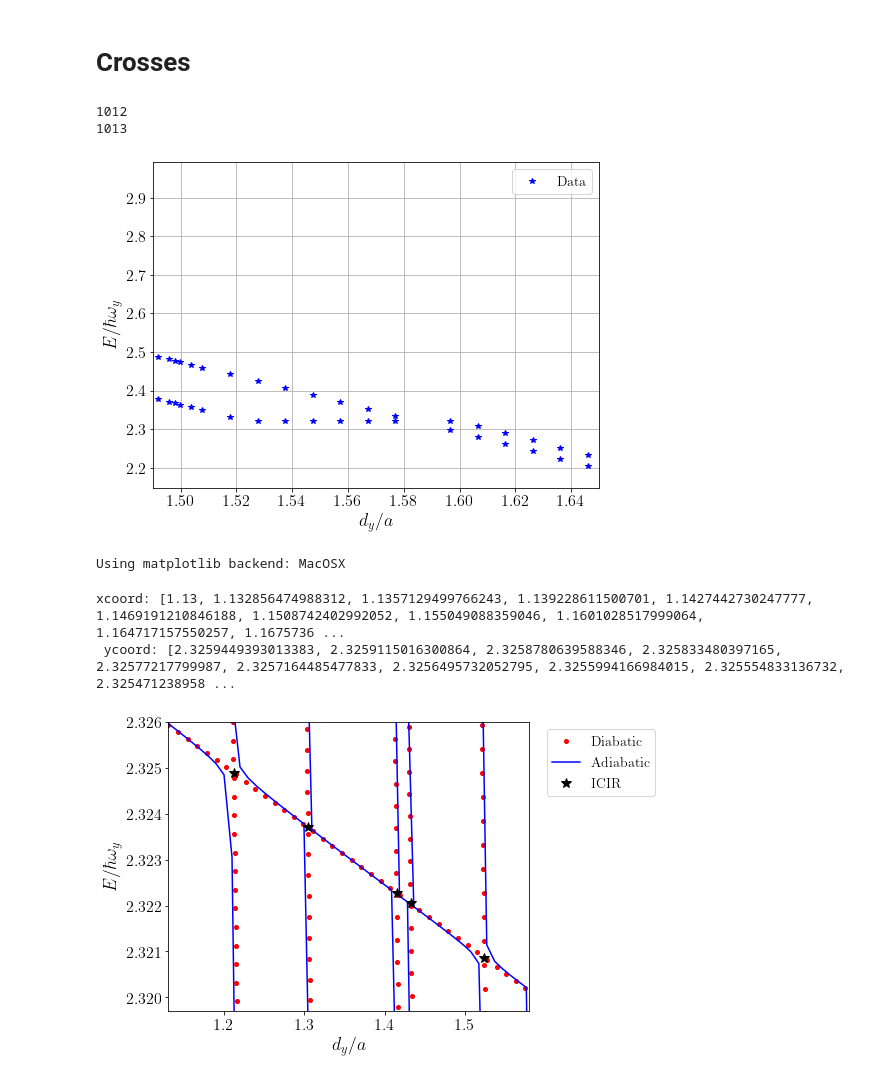
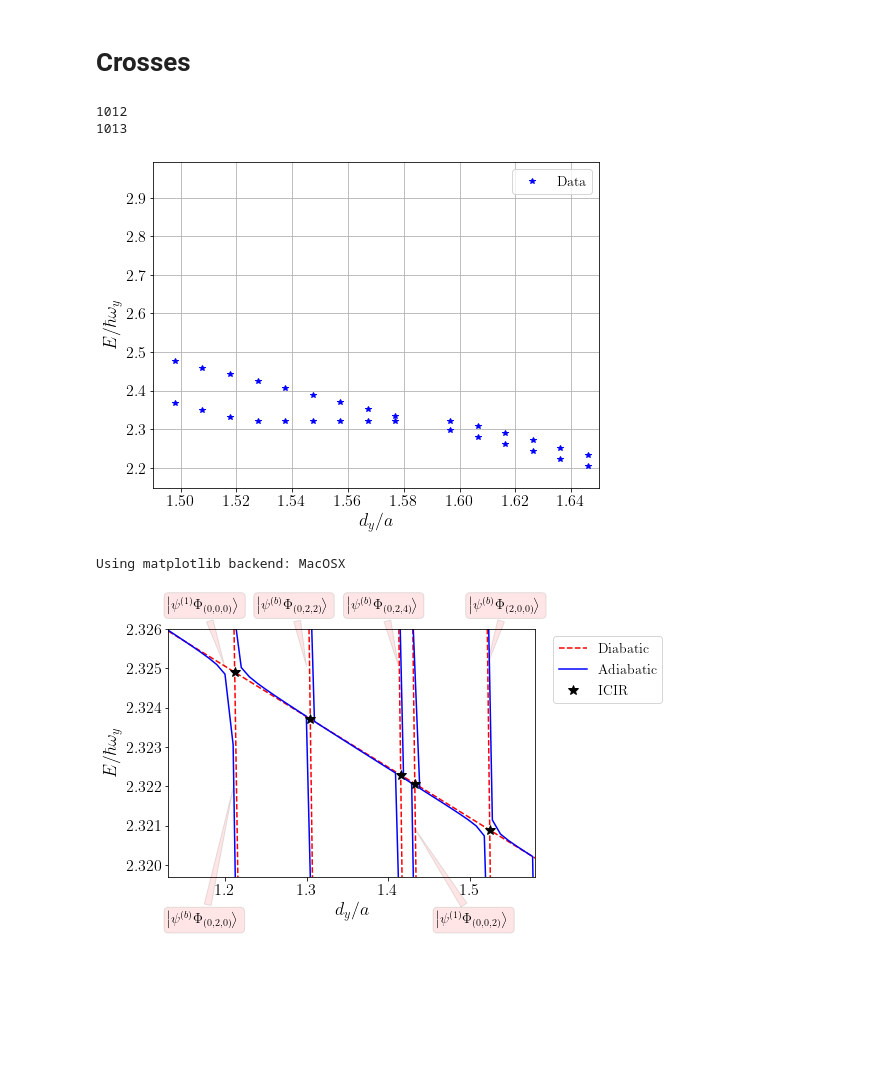
Before and after one commit to TsspGit/Ultracold_Atoms_src, a Jupyter notebook: Analysis/q1D/Energies_Analysis_7802_4993_50.ipynb, the cells around one changed output. Drawn from its saved outputs; the diff is of its cells as text; code cells hidden in the pictures; blank space fills up the shorter version.

Commit message:
States recognized

```diff
--- a/Analysis/q1D/Energies_Analysis_7802_4993_50.ipynb
+++ b/Analysis/q1D/Energies_Analysis_7802_4993_50.ipynb
@@ -41,7 +41,7 @@ np.sqrt(7802/4993)
 # %% [output]
 1.250035048577335
 # %%
-folder_path = 'Simulations/ix7802_ix4993_iz50/config/'
+folder_path = 'Simulations/ix7802_iy4993_iz50/config/'
 # %%
 Data = list()
 delta_nonreaded = list()
@@ -107,7 +107,7 @@ plt.show()
 # %% [output]
 1012
 1013
-[figure, old version]
+[figure, new version]
 # %%
 %matplotlib
 # %% [output]
@@ -138,9 +138,6 @@ def onclick(event):
     return xcoord, ycoord
 cid = fig2.canvas.mpl_connect('button_press_event', onclick)
 plt.show()
-# %% [output]
-xcoord: [1.13, 1.132856474988312, 1.1357129499766243, 1.139228611500701, 1.1427442730247777, 1.1469191210846188, 1.1508742402992052, 1.155049088359046, 1.1601028517999064, 1.164717157550257, 1.1675736 ...
- ycoord: [2.3259449393013383, 2.3259115016300864, 2.3258780639588346, 2.325833480397165, 2.32577217799987, 2.3257164485477833, 2.3256495732052795, 2.3255994166984015, 2.325554833136732, 2.325471238958 ...
 # %%
 %matplotlib inline
 # %%
@@ -148,56 +145,82 @@ fig3, ax3 = plt.subplots(figsize=aursize)
 # nivel 1007:
 f1007 = np.polyfit(xcoord, ycoord, deg=1)
 x1007 = np.linspace(1.13, 1.60, num=40)
-ax3.plot(x1007, np.polyval(f1007, x1007), 'ro', markersize=4, label='Diabatic')
+ax3.plot(x1007, np.polyval(f1007, x1007), 'r--', markersize=4, label='Diabatic')
 ax3.plot(x, dic['nivel_1007']/wy, 'b', label='Adiabatic')
 
 # nivel 1008:
 f1008 = np.polyfit(x[(x > 1.06) & (x < 1.2)], np.array(dic['nivel_1008'])[(x > 1.06) & (x < 1.2)]/wy, deg=1)
 x1008 = np.linspace(1.21, 1.24, num=100)
-ax3.plot(x1008, np.polyval(f1008, x1008), 'ro', markersize=4)
+ax3.plot(x1008, np.polyval(f1008, x1008), 'r--', markersize=4)
 ax3.plot(x, dic['nivel_1008']/wy, 'b')
 
 # nivel 1009:
 f1009 = np.polyfit(x[(x > 1.25) & (x < 1.29)], np.array(dic['nivel_1009'])[(x > 1.25) & (x < 1.29)]/wy, deg=1)
 x1009 = np.linspace(1.3, 1.33, num=100)
-ax3.plot(x1009, np.polyval(f1009, x1009), 'ro', markersize=4)
+ax3.plot(x1009, np.polyval(f1009, x1009), 'r--', markersize=4)
 ax3.plot(x, dic['nivel_1009']/wy, 'b')
 
 # nivel 1010:
 f1010 = np.polyfit(x[(x > 1.30) & (x < 1.4)], np.array(dic['nivel_1010'])[(x > 1.30) & (x < 1.4)]/wy, deg=1)
 x1010 = np.linspace(1.40, 1.43, num=100)
-ax3.plot(x1010, np.polyval(f1010, x1010), 'ro', markersize=4)
+ax3.plot(x1010, np.polyval(f1010, x1010), 'r--', markersize=4)
 ax3.plot(x, dic['nivel_1010']/wy, 'b')
 
 # nivel 1011:
 f1011 = np.polyfit(x[(x > 1.32) & (x < 1.42)], np.array(dic['nivel_1011'])[(x > 1.32) & (x < 1.42)]/wy, deg=1)
 x1011 = np.linspace(1.41, 1.44, num=100)
-ax3.plot(x1011, np.polyval(f1011, x1011), 'ro', markersize=4)
+ax3.plot(x1011, np.polyval(f1011, x1011), 'r--', markersize=4)
 ax3.plot(x, dic['nivel_1011']/wy, 'b')
 
 # nivel 1012:
 f1012 = np.polyfit(x[(x > 1.43) & (x < 1.52)], np.array(dic['nivel_1012'])[(x > 1.43) & (x < 1.52)]/wy, deg=1)
 x1012 = np.linspace(1.5, 1.53, num=100)
-ax3.plot(x1012, np.polyval(f1012, x1012), 'ro', markersize=4)
+ax3.plot(x1012, np.polyval(f1012, x1012), 'r--', markersize=4)
 ax3.plot(x, dic['nivel_1012']/wy, 'b')
 
 # Crosses:
 ##########
 ax3.plot(cross_points(f1007, f1008), np.polyval(f1007, cross_points(f1007, f1008)), 'k*', markersize=10, label="ICIR")
 ax3.plot(cross_points(f1007, f1009), np.polyval(f1007, cross_points(f1007, f1009)), 'k*', markersize=10)
 ax3.plot(cross_points(f1007, f1010), np.polyval(f1007, cross_points(f1007, f1010)), 'k*', markersize=10)
 ax3.plot(cross_points(f1007, f1011), np.polyval(f1007, cross_points(f1007, f1011)), 'k*', markersize=10)
 ax3.plot(cross_points(f1007, f1012), np.polyval(f1007, cross_points(f1007, f1012)), 'k*', markersize=10)
 
+# States:
+#########
+ax3.annotate(r'$\left|\psi^{(b)} \Phi_{(0,2,0)}\right>$', xy=(1.21, 2.322), xytext=(1.13, 2.3185), fontsize=14,
+             bbox=dict(boxstyle="round", alpha=0.1, facecolor='r'),
+             arrowprops=dict(arrowstyle="wedge, tail_width=0.5", alpha=0.1, facecolor='r'))
+
+ax3.annotate(r'$\left|\psi^{(1)} \Phi_{(0,0,0)}\right>$', xy=(1.2, 2.325), xytext=(1.13, 2.3265), fontsize=14,
+             bbox=dict(boxstyle="round", alpha=0.1, facecolor='r'),
+             arrowprops=dict(arrowstyle="wedge, tail_width=0.5", alpha=0.1, facecolor='r'))
+
+ax3.annotate(r'$\left|\psi^{(b)} \Phi_{(0,2,2)}\right>$', xy=(1.3, 2.325), xytext=(1.24, 2.3265), fontsize=14,
+             bbox=dict(boxstyle="round", alpha=0.1, facecolor='r'),
+             arrowprops=dict(arrowstyle="wedge, tail_width=0.5", alpha=0.1, facecolor='r'))
+
+ax3.annotate(r'$\left|\psi^{(b)} \Phi_{(0,2,4)}\right>$', xy=(1.413, 2.325), xytext=(1.35, 2.3265), fontsize=14,
+             bbox=dict(boxstyle="round", alpha=0.1, facecolor='r'),
+             arrowprops=dict(arrowstyle="wedge, tail_width=0.5", alpha=0.1, facecolor='r'))
+
+ax3.annotate(r'$\left|\psi^{(1)} \Phi_{(0,0,2)}\right>$', xy=(1.43, 2.321), xytext=(1.46, 2.3185), fontsize=14,
+             bbox=dict(boxstyle="round", alpha=0.1, facecolor='r'),
+             arrowprops=dict(arrowstyle="wedge, tail_width=0.5", alpha=0.1, facecolor='r'))
+
+ax3.annotate(r'$\left|\psi^{(b)} \Phi_{(2,0,0)}\right>$', xy=(1.52, 2.325), xytext=(1.50, 2.3265), fontsize=14,
+             bbox=dict(boxstyle="round", alpha=0.1, facecolor='r'),
+             arrowprops=dict(arrowstyle="wedge, tail_width=0.5", alpha=0.1, facecolor='r'))
+
 ax3.set_xlabel('$d_{y}/a$')
 ax3.set_ylabel('$E/\hbar \omega_{y}$')
 ax3.legend(fontsize=14, bbox_to_anchor=(1.03, 1))
 ax3.set_ylim(2.3197, 2.326)
 ax3.set_xlim(1.13, 1.58)
 plt.tight_layout()
 fig3.savefig('Results/Figures/Ix7802_Iy4993_Iz50_Easc_Interpolation.png', dpi=200)
 # %% [output]
-[figure, old version]
+[figure, new version]
 # %%
 print(f'''Crosses between (x, E):
 * 1007-1008: ({cross_points(f1007, f1008)}, {np.polyval(f1007, cross_points(f1007, f1008))})
```
Also changed, not shown: parts of 4 cells of this notebook, 18 other files.
